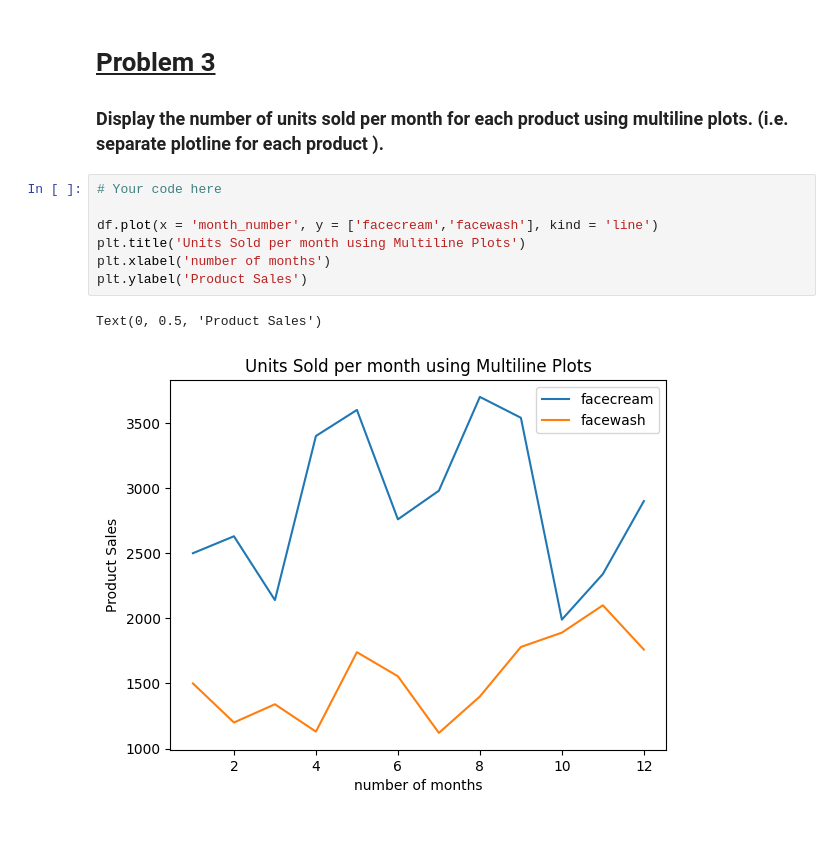
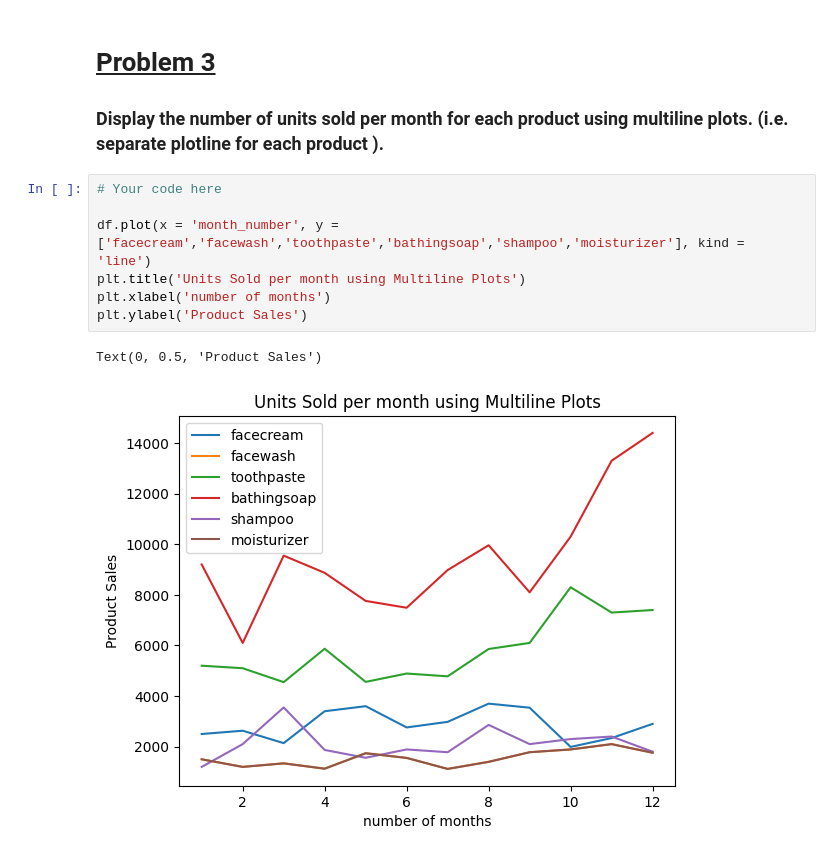
Before and after one commit to JaySharma424/Data-Science, a Jupyter notebook: Assignment_Introduction_to_Data_Visualization.ipynb, the cells around one changed output. Saved outputs shown, nothing was run; the diff lists cells and outputs as text.

```diff
--- a/Assignment_Introduction_to_Data_Visualization.ipynb
+++ b/Assignment_Introduction_to_Data_Visualization.ipynb
@@ -100,10 +100,10 @@ plt.show()
 # %%
 # Your code here
 
-df.plot(x = 'month_number', y = ['facecream','facewash'], kind = 'line')
+df.plot(x = 'month_number', y = ['facecream','facewash','toothpaste','bathingsoap','shampoo','moisturizer'], kind = 'line')
 plt.title('Units Sold per month using Multiline Plots')
 plt.xlabel('number of months')
 plt.ylabel('Product Sales')
 # %% [output]
 Text(0, 0.5, 'Product Sales')
-[figure, old version]
+[figure, new version]
```
